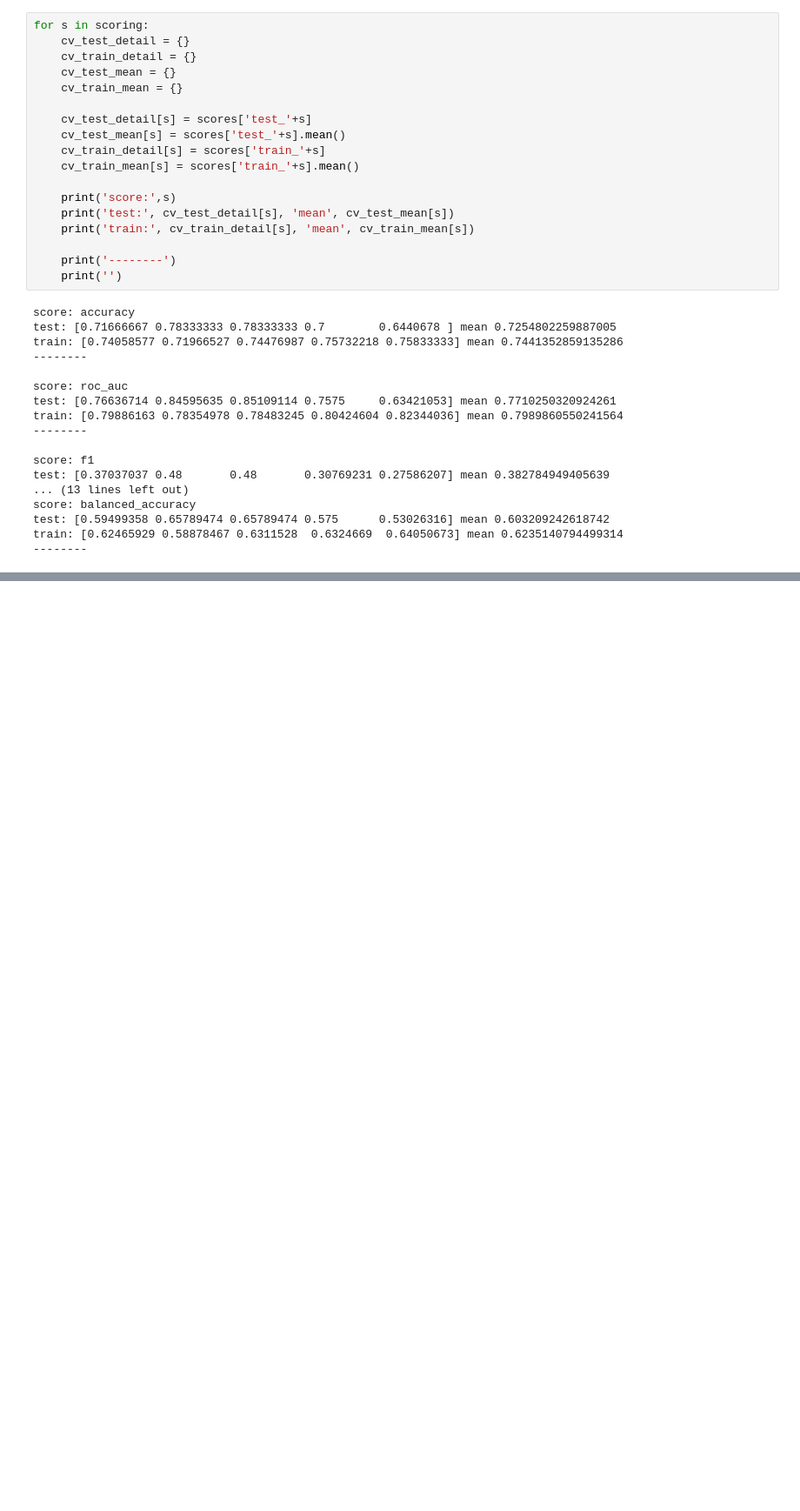
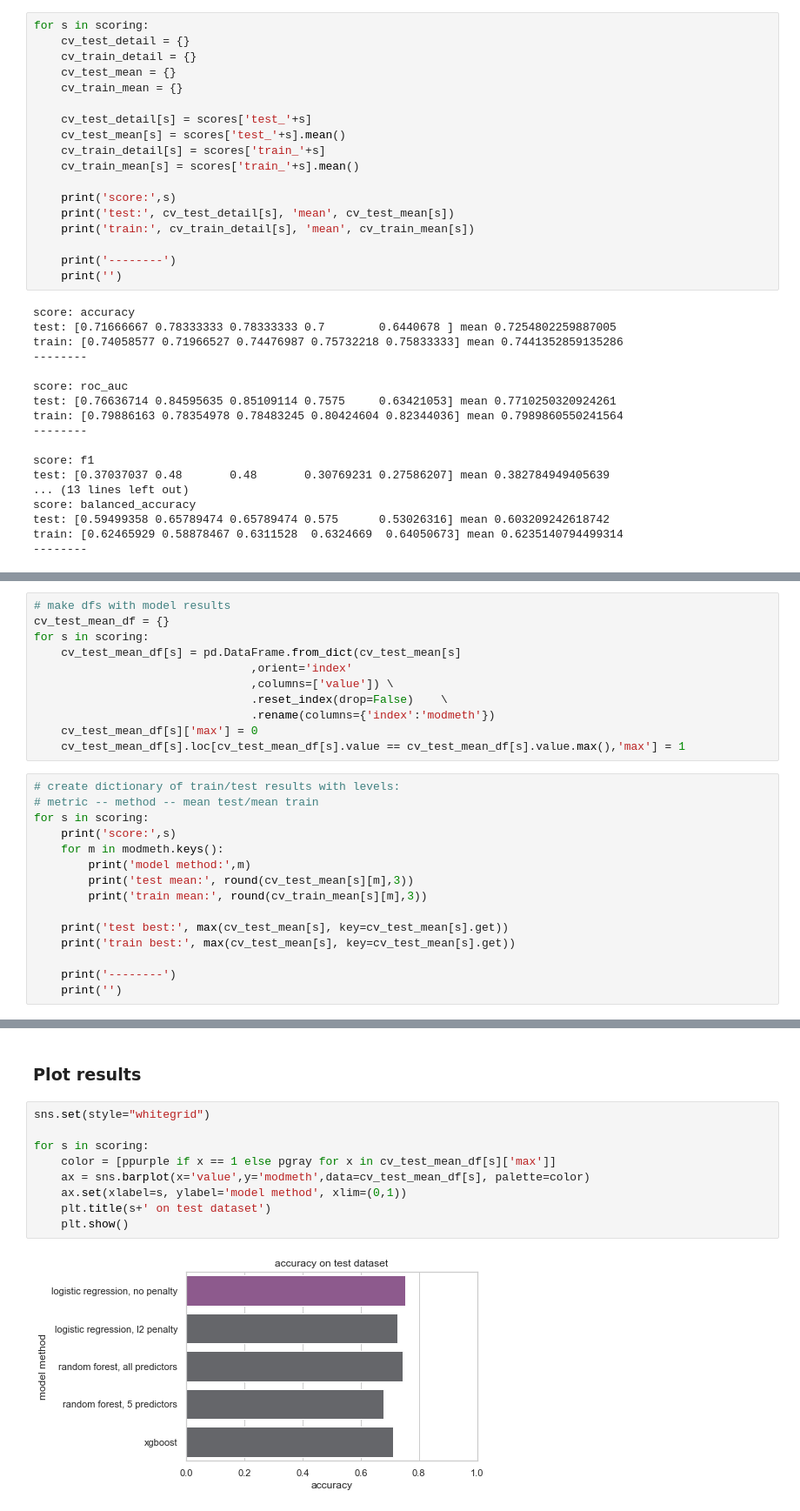
Before and after one commit to la-mcnamara/samplers, a Jupyter notebook: HeartFailure.ipynb, the cells around one changed output, grey strips where cells are left out. Shown at 87% size. Drawn from its saved outputs; the diff is of its cells as text; blank space fills up the shorter version.

Commit message:
test out different model methods

```diff
--- a/HeartFailure.ipynb
+++ b/HeartFailure.ipynb
@@ -227,0 +293,26 @@ train: [0.62465929 0.58878467 0.6311528  0.6324669  0.64050673] mean 0.623514079
+# %%
+# make dfs with model results
+cv_test_mean_df = {}
+for s in scoring:
+    cv_test_mean_df[s] = pd.DataFrame.from_dict(cv_test_mean[s]
+                                ,orient='index'
+                                ,columns=['value']) \
+                                .reset_index(drop=False)    \
+                                .rename(columns={'index':'modmeth'})
+    cv_test_mean_df[s]['max'] = 0
+    cv_test_mean_df[s].loc[cv_test_mean_df[s].value == cv_test_mean_df[s].value.max(),'max'] = 1
+# %%
+# create dictionary of train/test results with levels:
+# metric -- method -- mean test/mean train
+for s in scoring:
+    print('score:',s)
+    for m in modmeth.keys():
+        print('model method:',m)
+        print('test mean:', round(cv_test_mean[s][m],3))
+        print('train mean:', round(cv_train_mean[s][m],3))
+
+    print('test best:', max(cv_test_mean[s], key=cv_test_mean[s].get))
+    print('train best:', max(cv_test_mean[s], key=cv_test_mean[s].get))
+
+    print('--------')
+    print('')
@@ -227,0 +337,13 @@ train: [0.62465929 0.58878467 0.6311528  0.6324669  0.64050673] mean 0.623514079
+# %% [markdown]
+### Plot results
+# %%
+sns.set(style="whitegrid")
+
+for s in scoring:
+    color = [ppurple if x == 1 else pgray for x in cv_test_mean_df[s]['max']]
+    ax = sns.barplot(x='value',y='modmeth',data=cv_test_mean_df[s], palette=color)
+    ax.set(xlabel=s, ylabel='model method', xlim=(0,1))
+    plt.title(s+' on test dataset')
+    plt.show()
+# %% [output]
+[figure, added]
```
Also changed, not shown: parts of 18 cells of this notebook.
